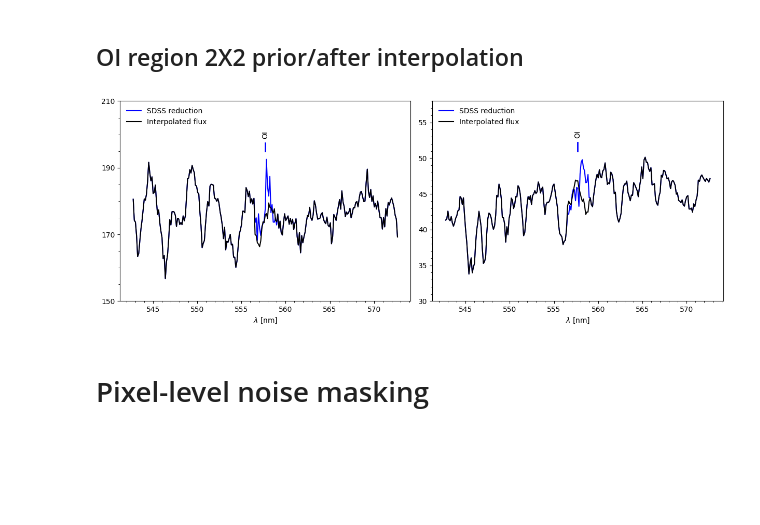
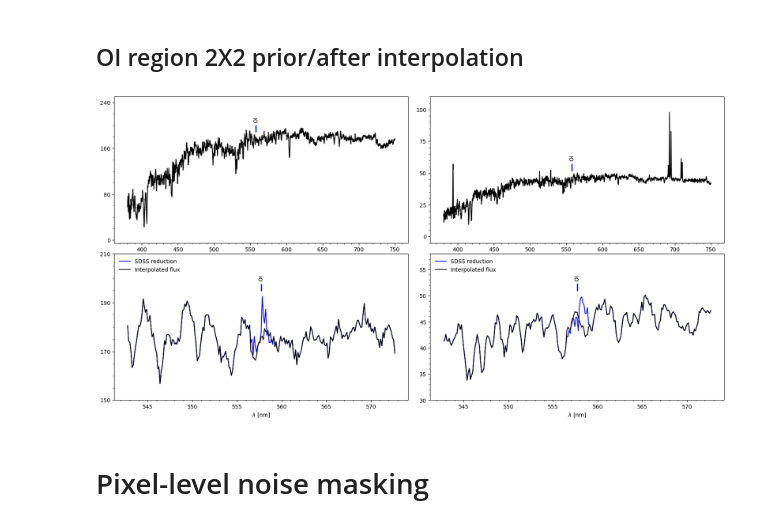
Before and after one commit to ed-ortizm/sdss, a Jupyter notebook: data_prep_illustrations/02_data_prep.ipynb, the cells around one changed output. Cells and saved outputs as stored; diff of their text form; code cells hidden in the pictures; blank space fills up the shorter version.

Commit message:
feature: creata 2X2 plot to show OI interpolation on two different types of galaxies

```diff
--- a/data_prep_illustrations/02_data_prep.ipynb
+++ b/data_prep_illustrations/02_data_prep.ipynb
@@ -497,80 +497,103 @@ sf_oi_mask = (
 ## OI region 2X2 prior/after interpolation
 # %%
 fig, axs = plt.subplots(
-    1, 2,
-    figsize=(15, 5),
-    sharex=True,
+    2, 2,
+    figsize=(20, 10),
+    sharex=False,
 )
 # -------------------------------------------------
-axs[0].plot(
+axs[0, 0].plot(evolved_raw_wave_nm, evolved_flux_OI_interp, color='black')
+
+axs[1, 0].plot(
     evolved_raw_wave_nm[evolved_oi_mask],
     evolved_raw_flux[evolved_oi_mask],
     color='blue',
     label='SDSS reduction'
 )
-axs[0].plot(
+axs[1, 0].plot(
     evolved_raw_wave_nm[evolved_oi_mask],
     evolved_flux_OI_interp[evolved_oi_mask],
     color='black',
     label='Interpolated flux'
 )
 # -------------------------------------------------
-axs[1].plot(
+axs[0, 1].plot(sf_raw_wave_nm, sf_flux_OI_interp, color='black')
+axs[1, 1].plot(
     sf_raw_wave_nm[sf_oi_mask],
     sf_raw_flux[sf_oi_mask],
     color='blue',
     label='SDSS reduction'
 )
-axs[1].plot(
+axs[1, 1].plot(
     sf_raw_wave_nm[sf_oi_mask],
     sf_flux_OI_interp[sf_oi_mask],
     color='black',
     label='Interpolated flux'
 )
 # -------------------------------------------------
-axs[0].legend(loc='upper left', frameon=False)
-axs[1].legend(loc='upper left', frameon=False)
+axs[1, 0].legend(loc='upper left', frameon=False)
+axs[1, 1].legend(loc='upper left', frameon=False)
 # -------------------------------------------------
-axs[0].set_xlabel(r"$\lambda$ [nm]")
-axs[1].set_xlabel(r"$\lambda$ [nm]")
+axs[-1, 0].set_xlabel(r"$\lambda$ [nm]")
+axs[-1, 1].set_xlabel(r"$\lambda$ [nm]")
 
 for ax in axs.flatten():
     ax.minorticks_on()
 # -------------------------------------------------
 # Add OI indicators & set y-limits
 # -------------------------------------------------
-axs[0].set_ylim(150, 210)
+axs[1, 0].set_ylim(150, 210)
 ticks = [150, 170, 190, 210]
-axs[0].set_yticks(ticks)
+axs[1, 0].set_yticks(ticks)
 add_oi_indicator(
-    axs[0], evolved_raw_wave_nm[evolved_oi_mask],
+    axs[1, 0], evolved_raw_wave_nm[evolved_oi_mask],
     evolved_raw_flux[evolved_oi_mask],
     indicator_starts=2.5, indicator_height=2.5,
     delta=1, lw=2, fontsize=10
 )
 # -------------------------------------------------
-axs[1].set_ylim(30, 58)
+axs[1, 1].set_ylim(30, 58)
 ticks = [30, 35, 40, 45, 50, 55]
-axs[1].set_yticks(ticks)
+axs[1, 1].set_yticks(ticks)
 add_oi_indicator(
-    axs[1], sf_raw_wave_nm[sf_oi_mask],
+    axs[1, 1], sf_raw_wave_nm[sf_oi_mask],
     sf_raw_flux[sf_oi_mask],
     indicator_starts=1.2, indicator_height=1.2,
     delta=1, lw=2, fontsize=10
 )
+# -------------------------------------------------
+axs[0, 0].set_ylim(-5, 250)
+ticks = [0, 80, 160, 240]
+axs[0, 0].set_yticks(ticks)
+add_oi_indicator(
+    axs[0, 0], evolved_raw_wave_nm,
+    evolved_flux_OI_interp,
+    indicator_starts=10, indicator_height=10,
+    delta=1, lw=2, fontsize=10
+)
+# -------------------------------------------------
+axs[0, 1].set_ylim(-5, 110)
+ticks = [0, 25, 50, 75, 100]
+axs[0, 1].set_yticks(ticks)
 
+add_oi_indicator(
+    axs[0, 1], sf_raw_wave_nm,
+    sf_flux_OI_interp,
+    indicator_starts=5, indicator_height=5,
+    delta=1, lw=2, fontsize=10
+)
 # adjust vertical space
 plt.subplots_adjust(
-    # hspace=0.05,
+    hspace=0.075,
     wspace=0.075
 )
 # -------------------------------------------------
 fig.savefig(
     f"{ch_3_dir}/oi_interpolation_region.pdf",
     bbox_inches='tight'
 )
 # %% [output]
-[figure, old version]
+[figure, new version]
 # %% [markdown]
 # Pixel-level noise masking
 # %% [markdown]
```
Also changed, not shown: 1 other file.
